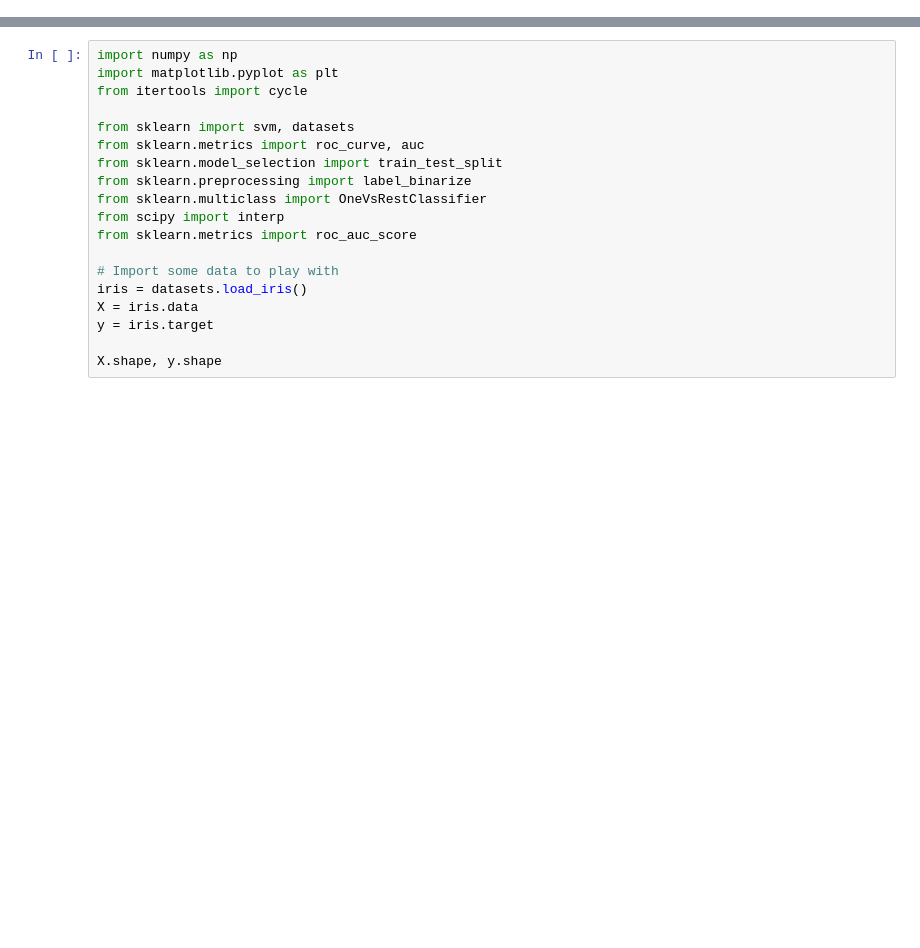
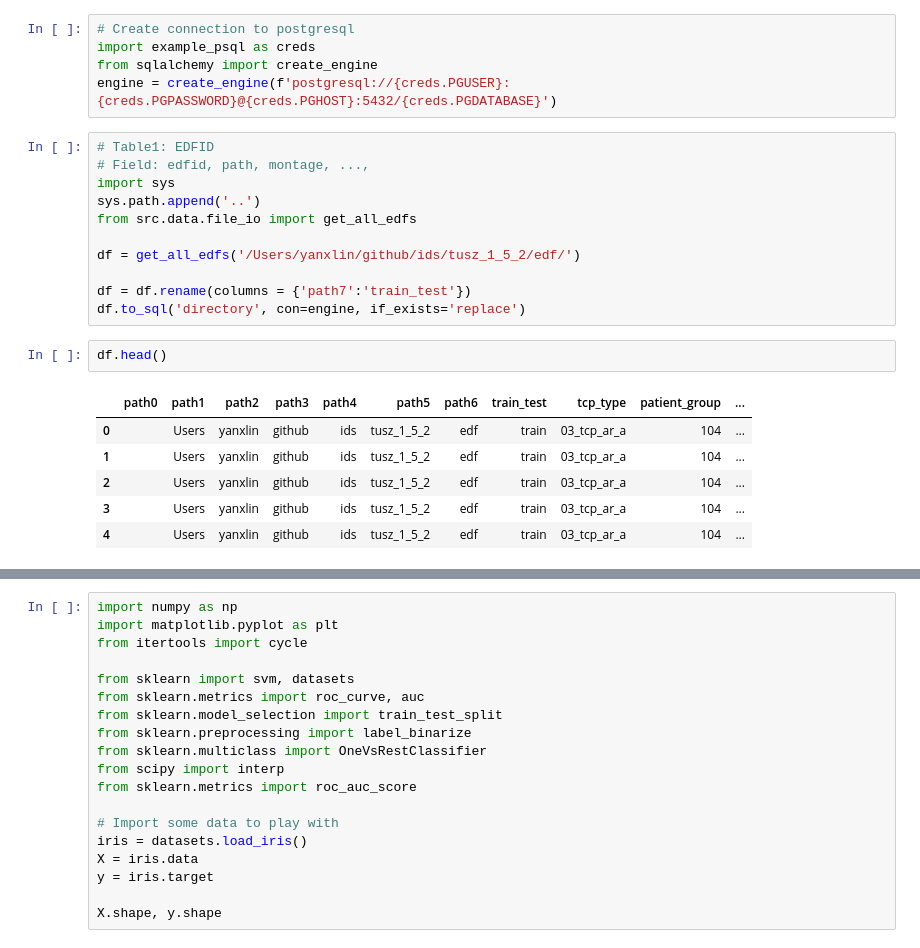
Before and after one commit to ylin00/seizurecast, a Jupyter notebook: notebooks/practice.ipynb, the cells around one changed output, grey strips where cells are left out. Cells and saved outputs as stored; diff of their text form; blank space fills up the shorter version.

```diff
--- a/notebooks/practice.ipynb
+++ b/notebooks/practice.ipynb
@@ -0,0 +10,25 @@
+# %%
+# Create connection to postgresql
+import example_psql as creds
+from sqlalchemy import create_engine
+engine = create_engine(f'postgresql://{creds.PGUSER}:{creds.PGPASSWORD}@{creds.PGHOST}:5432/{creds.PGDATABASE}')
+# %%
+# Table1: EDFID
+# Field: edfid, path, montage, ...,
+import sys
+sys.path.append('..')
+from src.data.file_io import get_all_edfs
+
+df = get_all_edfs('/Users/yanxlin/github/ids/tusz_1_5_2/edf/')
+
+df = df.rename(columns = {'path7':'train_test'})
+df.to_sql('directory', con=engine, if_exists='replace')
+# %%
+df.head()
+# %% [output]
+|  | path0 | path1 | path2 | path3 | path4 | path5 | path6 | train_test | tcp_type | patient_group | ... |
+| 0 |  | Users | yanxlin | github | ids | tusz_1_5_2 | edf | train | 03_tcp_ar_a | 104 | ... |
+| 1 |  | Users | yanxlin | github | ids | tusz_1_5_2 | edf | train | 03_tcp_ar_a | 104 | ... |
+| 2 |  | Users | yanxlin | github | ids | tusz_1_5_2 | edf | train | 03_tcp_ar_a | 104 | ... |
+| 3 |  | Users | yanxlin | github | ids | tusz_1_5_2 | edf | train | 03_tcp_ar_a | 104 | ... |
+| 4 |  | Users | yanxlin | github | ids | tusz_1_5_2 | edf | train | 03_tcp_ar_a | 104 | ... |
```
Also changed, not shown: parts of 10 cells of this notebook, 2 other files.
